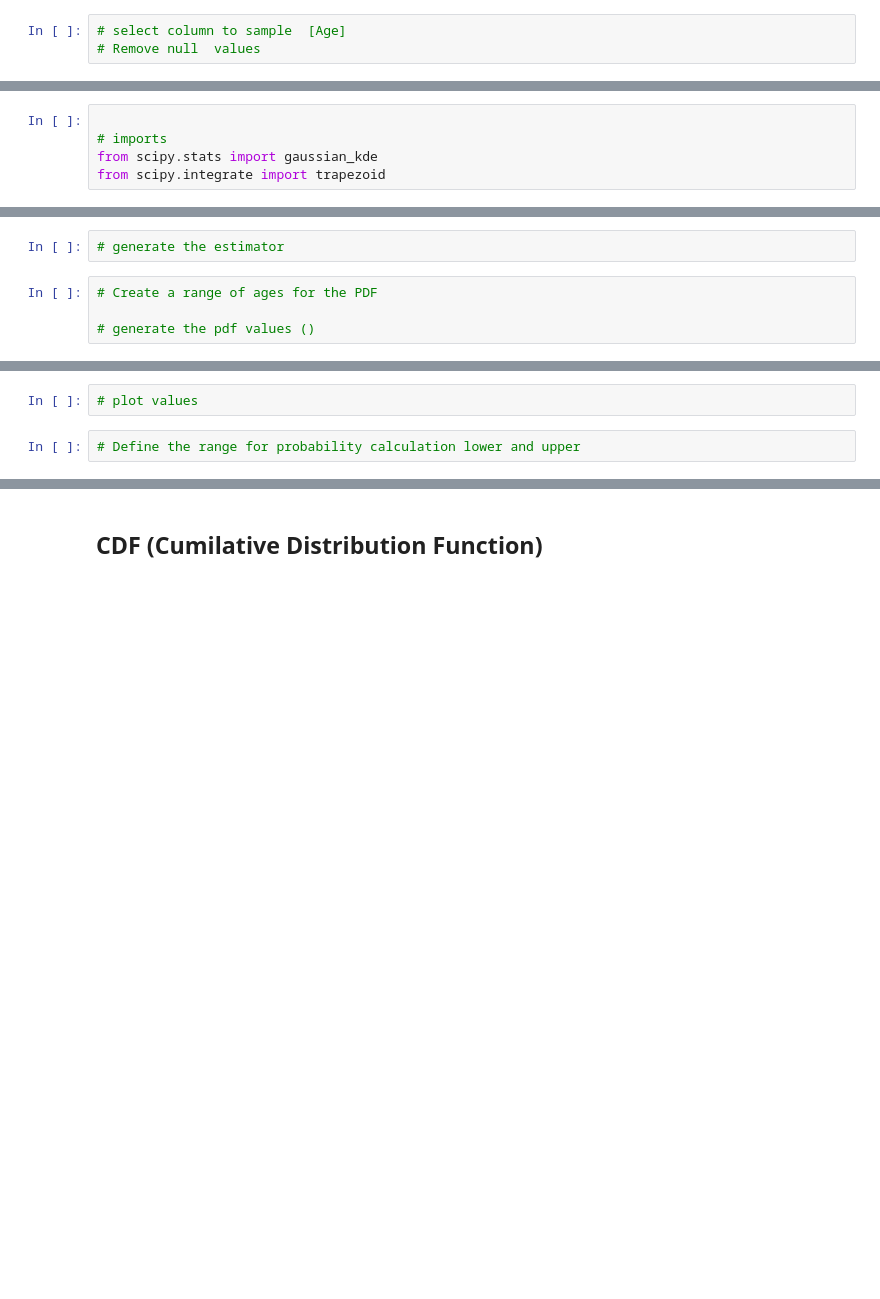
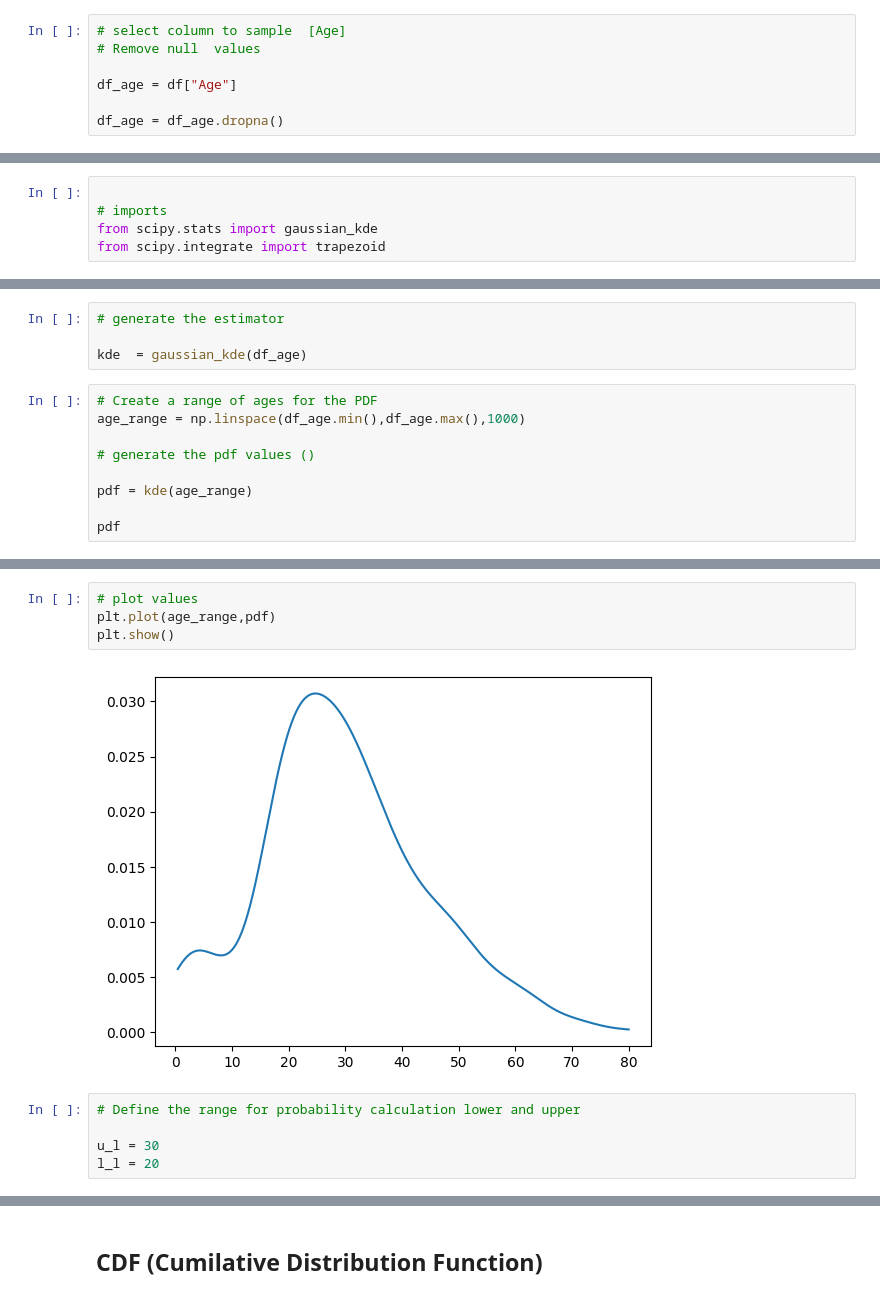
Before and after one commit to NgureOwen01/stats-pmf-pdf-cdf-, a Jupyter notebook: index.ipynb, the cells around one changed output, grey strips where cells are left out. Drawn from its saved outputs; the diff is of its cells as text; blank space fills up the shorter version.

```diff
--- a/index.ipynb
+++ b/index.ipynb
@@ -54,5 +63,9 @@ df.shape
 # %%
 # select column to sample  [Age]
 # Remove null  values
+
+df_age = df["Age"]
+
+df_age = df_age.dropna()
 # %%
 # recheck shape
@@ -187,6 +293,13 @@ from scipy.integrate import trapezoid
 # %%
 # generate the estimator
+
+kde  = gaussian_kde(df_age)
 # %%
 # Create a range of ages for the PDF
+age_range = np.linspace(df_age.min(),df_age.max(),1000)
 
 # generate the pdf values ()
+
+pdf = kde(age_range)
+
+pdf
@@ -193,6 +324,13 @@ from scipy.integrate import trapezoid
 # %%
 # plot values
+plt.plot(age_range,pdf)
+plt.show()
+# %% [output]
+[figure, added]
 # %%
 # Define the range for probability calculation lower and upper
+
+u_l = 30
+l_l = 20
 # %%
 # Extra getting the indices
```
Also changed, not shown: parts of 35 cells of this notebook.
